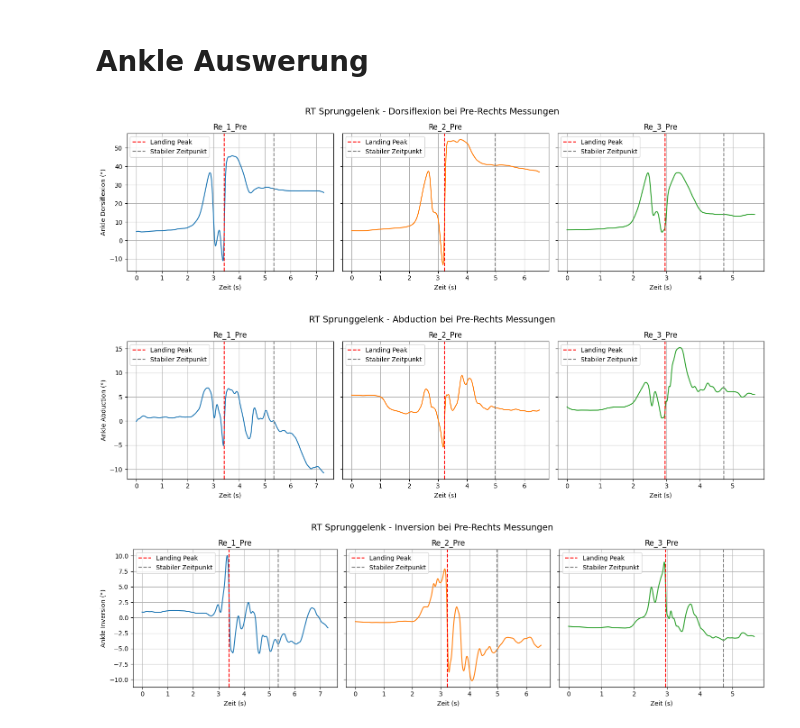
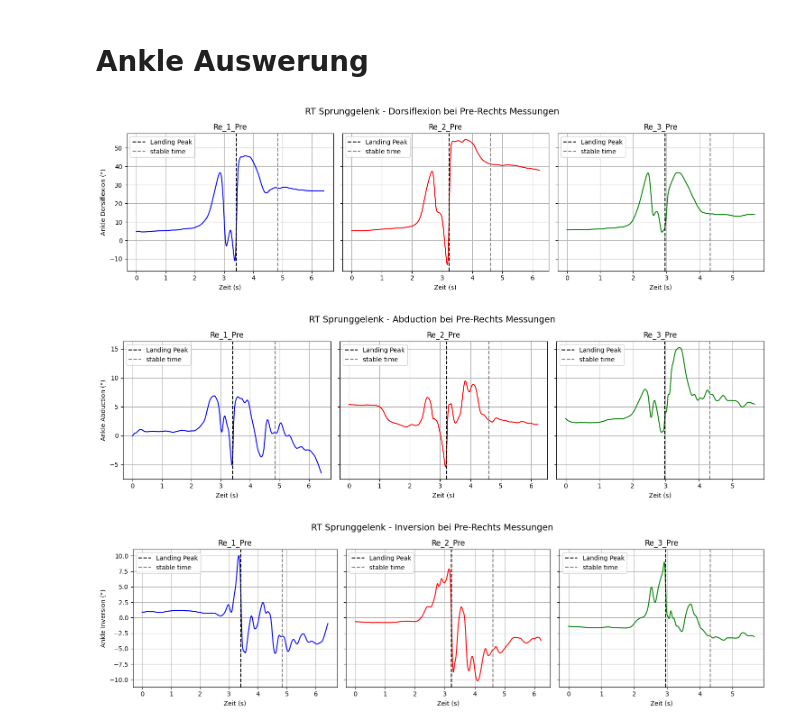
Before and after one commit to TillSchroeter/BewA_Stability, a Jupyter notebook: IMU_Auswertung.ipynb, the cells around one changed output. Cells and saved outputs as stored; diff of their text form; code cells hidden in the pictures.

```diff
--- a/IMU_Auswertung.ipynb
+++ b/IMU_Auswertung.ipynb
@@ -390,23 +399,13 @@ Stabiler Zeitpunkt für Re_3_Pre (RT Ankle Dorsiflexion (deg)): 4.322 s
 # %%
-key11 = "Li_2_Pre"
+### Probieren ###
+
+key11 = "Li_1_Post"
 
 knee_flexion, time, peak_time = data[key11]["df"]["LT Knee Flexion (deg)"], data[key11]["df"]["time"], data[key11]["landing_peak_time"]
 hip_flexion, time, peak_time = data[key11]["df"]["LT Hip Flexion (deg)"], data[key11]["df"]["time"], data[key11]["landing_peak_time"]
 ankle_flexion, time, peak_time = data[key11]["df"]["LT Ankle Dorsiflexion (deg)"], data[key11]["df"]["time"], data[key11]["landing_peak_time"]
 
-# for key in keys:
-#     for joint, th in zip (joints, treshholds):
-#         flexion = data[key]["df"][joint]
-#         time = data[key]["df"]["time"]
-#         peak_time = data[key]["landing_peak_time"]
-#         slope_threshold = th
-#         # Stabiler Zeitpunkt finden
-#         stable_time = find_stable_time(time, flexion, peak_time, slope_threshold)
-#         print(f"Stabiler Zeitpunkt für {key} ({joint}): {stable_time:.3f} s")
-
-# Dictionary zum Speichern der mittleren stabilen Zeitpunkte je Messung
-
-stable_time = find_stable_time(time, ankle_flexion, peak_time, slope_threshold=0.05, min_consecutive=7)
+stable_time = find_stable_time(time, ankle_flexion, peak_time, slope_threshold=10.75, min_consecutive=500)
 print(f"Stabiler Zeitpunkt für {key11}: {stable_time:.3f} s")
 
 # Plotten
@@ -578,18 +690,10 @@ plt.show()
 # %%
 ### Plotten vom Ankle
 
-# Keys und Farben für die Messungen
-# direktion = "RT"
-# direktion = "LT"
-# pre_re_keys = ["Re_1_Pre", "Re_2_Pre", "Re_3_Pre"]
-# pre_re_keys = ["Li_1_Pre", "Li_2_Pre", "Li_3_Pre"]
-colors = ['tab:blue', 'tab:orange', 'tab:green']
-
-### Ankel Dorsiflexion
-# Erstelle Subplots (1 Zeile, 3 Spalten)
+# Ankel Dorsiflexion
 fig1, axes1 = plt.subplots(1, 3, figsize=(15, 4), sharey=True)
 
-for i, (key, color) in enumerate(zip(pre_re_keys, colors)):
+for i, (key, color) in enumerate(zip(keys_plotting, colors)):
     df = data[key]["df"]
     time = df["time"]
     df_angle = df[direktion + " Ankle Dorsiflexion (deg)"]
@@ -598,8 +702,8 @@ for i, (key, color) in enumerate(zip(pre_re_keys, colors)):
 
     ax = axes1[i]
     ax.plot(time, df_angle, color=color)
-    ax.axvline(x=peak_time, color='red', linestyle='--', label='Landing Peak')
-    ax.axvline(x=stable_time, color='grey', linestyle='--', label='Stabiler Zeitpunkt')
+    ax.axvline(x=peak_time, color=color_peak, linestyle='--', label='Landing Peak')
+    ax.axvline(x=stable_time, color=color_stable, linestyle='--', label='stable time')
     ax.set_title(key)
     ax.set_xlabel("Zeit (s)")
     if i == 0:
@@ -610,13 +714,13 @@ for i, (key, color) in enumerate(zip(pre_re_keys, colors)):
 # Abstand optimieren
 plt.tight_layout()
 plt.suptitle(direktion + " Sprunggelenk - Dorsiflexion bei Pre-Rechts Messungen", fontsize=14, y=1.05)
+plt.savefig("Plot_Bilder_IMU/sprunggelenk_dorsiflexion.png", dpi=300)
 plt.show()
 
-### Ankle Abduction
-# Erstelle Subplots (1 Zeile, 3 Spalten)
+# Ankle Abduction
 fig1, axes1 = plt.subplots(1, 3, figsize=(15, 4), sharey=True)
 
-for i, (key, color) in enumerate(zip(pre_re_keys, colors)):
+for i, (key, color) in enumerate(zip(keys_plotting, colors)):
     df = data[key]["df"]
     time = df["time"]
     df_angle = df[direktion + " Ankle Abduction (deg)"]
@@ -625,8 +729,8 @@ for i, (key, color) in enumerate(zip(pre_re_keys, colors)):
 
     ax = axes1[i]
     ax.plot(time, df_angle, color=color)
-    ax.axvline(x=peak_time, color='red', linestyle='--', label='Landing Peak')
-    ax.axvline(x=stable_time, color='grey', linestyle='--', label='Stabiler Zeitpunkt')
+    ax.axvline(x=peak_time, color=color_peak, linestyle='--', label='Landing Peak')
+    ax.axvline(x=stable_time, color=color_stable, linestyle='--', label='stable time')
     ax.set_title(key)
     ax.set_xlabel("Zeit (s)")
     if i == 0:
@@ -634,38 +738,38 @@ for i, (key, color) in enumerate(zip(pre_re_keys, colors)):
     ax.grid(True)
     ax.legend()
 
 # Abstand optimieren
 plt.tight_layout()
 plt.suptitle(direktion + " Sprunggelenk - Abduction bei Pre-Rechts Messungen", fontsize=14, y=1.05)
 plt.show()
 
-### Ankle Inversion
-# Erstelle Subplots (1 Zeile, 3 Spalten)
+
+# Ankle Inversion
 fig1, axes1 = plt.subplots(1, 3, figsize=(15, 4), sharey=True)
 
-for i, (key, color) in enumerate(zip(pre_re_keys, colors)):
+for i, (key, color) in enumerate(zip(keys_plotting, colors)):
     df = data[key]["df"]
     time = df["time"]
     df_angle = df[direktion + " Ankle Inversion (deg)"]
     peak_time = data[key]["landing_peak_time"]
     stable_time = data[key]["stable_time"]
 
     ax = axes1[i]
     ax.plot(time, df_angle, color=color)
-    ax.axvline(x=peak_time, color='red', linestyle='--', label='Landing Peak')
-    ax.axvline(x=stable_time, color='grey', linestyle='--', label='Stabiler Zeitpunkt')
+    ax.axvline(x=peak_time, color=color_peak, linestyle='--', label='Landing Peak')
+    ax.axvline(x=stable_time, color=color_stable, linestyle='--', label='stable time')
     ax.set_title(key)
     ax.set_xlabel("Zeit (s)")
     if i == 0:
         ax.set_ylabel("Ankle Inversion (°)")
     ax.grid(True)
     ax.legend()
 
 # Abstand optimieren
 plt.tight_layout()
 plt.suptitle(direktion + " Sprunggelenk - Inversion bei Pre-Rechts Messungen", fontsize=14, y=1.05)
 plt.show()
 # %% [output]
-[figure, old version]
+[figure, new version]
-[figure, old version]
+[figure, new version]
-[figure, old version]
+[figure, new version]
```
Also changed, not shown: parts of 13 cells of this notebook, 8 other files.
